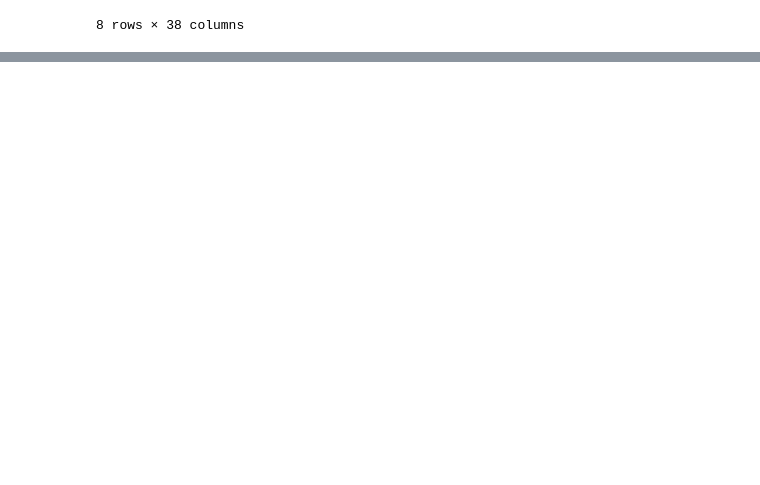
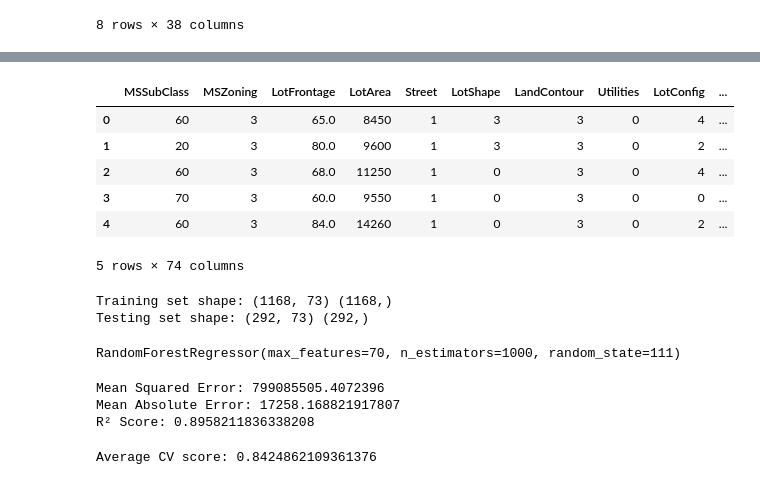
Before and after one commit to Mabinuv/project_hpp, a Jupyter notebook: Notebooks/Data study.ipynb, the cells around one changed output, grey strips where cells are left out. Saved outputs shown, nothing was run; the diff lists cells and outputs as text; code cells hidden in the pictures; blank space fills up the shorter version.

```diff
--- a/Notebooks/Data study.ipynb
+++ b/Notebooks/Data study.ipynb
@@ -77,0 +165,2 @@ df.describe()
+# %%
+clean_df.loc[:, numerical_col] = clean_df[numerical_col].fillna(clean_df[numerical_col].mean())
@@ -77,0 +187,2 @@ df.describe()
+# %%
+category_col = clean_df.select_dtypes(include = ['object']).columns
@@ -77,0 +201,20 @@ df.describe()
+# %%
+for col in category_col:
+    clean_df.loc[:,col] = clean_df[col].fillna(clean_df[col].mode()[0])
+# %%
+from sklearn.preprocessing import LabelEncoder
+label_encoder = LabelEncoder()
+
+# Apply label encoding to each categorical column
+for col in category_col:
+    clean_df.loc[:,col] = label_encoder.fit_transform(clean_df[col])
+# %%
+clean_df.head()
+# %% [output]
+|  | MSSubClass | MSZoning | LotFrontage | LotArea | Street | LotShape | LandContour | Utilities | LotConfig | ... |
+| 0 | 60 | 3 | 65.0 | 8450 | 1 | 3 | 3 | 0 | 4 | ... |
+| 1 | 20 | 3 | 80.0 | 9600 | 1 | 3 | 3 | 0 | 2 | ... |
+| 2 | 60 | 3 | 68.0 | 11250 | 1 | 0 | 3 | 0 | 4 | ... |
+| 3 | 70 | 3 | 60.0 | 9550 | 1 | 0 | 3 | 0 | 0 | ... |
+| 4 | 60 | 3 | 84.0 | 14260 | 1 | 0 | 3 | 0 | 2 | ... |
+5 rows × 74 columns
@@ -77,0 +231,6 @@ df.describe()
+# %%
+print("Training set shape:", X_train.shape, y_train.shape)
+print("Testing set shape:", X_test.shape, y_test.shape)
+# %% [output]
+Training set shape: (1168, 73) (1168,)
+Testing set shape: (292, 73) (292,)
@@ -77,0 +243,7 @@ df.describe()
+# %%
+from sklearn.ensemble import RandomForestRegressor
+
+rf_regressor = RandomForestRegressor(n_estimators=1000, random_state=111, max_features=70)
+rf_regressor.fit(X_train_scaled, y_train)
+# %% [output]
+RandomForestRegressor(max_features=70, n_estimators=1000, random_state=111)
@@ -77,0 +252,28 @@ df.describe()
+# %%
+from sklearn.metrics import mean_squared_error, mean_absolute_error, r2_score
+
+mse = mean_squared_error(y_test, y_pred)
+print(f"Mean Squared Error: {mse}")
+
+# Calculate Mean Absolute Error
+mae = mean_absolute_error(y_test, y_pred)
+print(f"Mean Absolute Error: {mae}")
+
+# Calculate R² Score
+r2 = r2_score(y_test, y_pred)
+print(f"R² Score: {r2}")
+# %% [output]
+Mean Squared Error: 799085505.4072396
+Mean Absolute Error: 17258.168821917807
+R² Score: 0.8958211836338208
+# %%
+## Cross validation method
+from sklearn.model_selection import cross_val_score
+
+# Perform 5-fold cross-validation
+cv_scores = cross_val_score(rf_regressor, X_train, y_train, cv=5)
+
+# Print the average score across folds
+print(f'Average CV score: {cv_scores.mean()}')
+# %% [output]
+Average CV score: 0.8424862109361376
```
Also changed, not shown: parts of 20 cells of this notebook.
